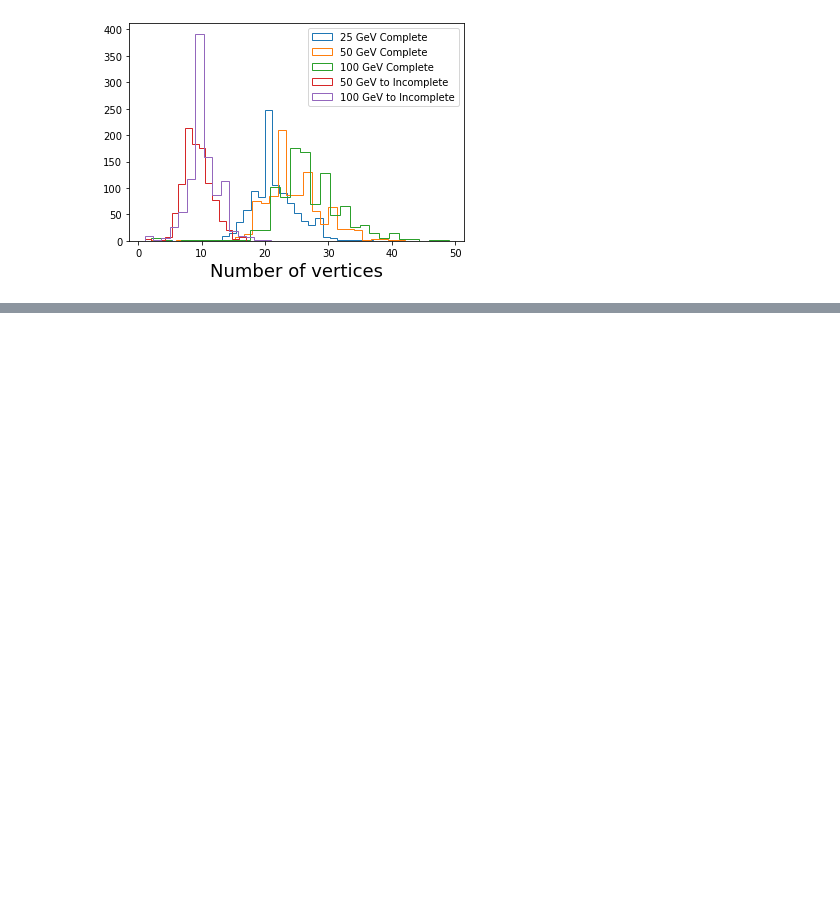
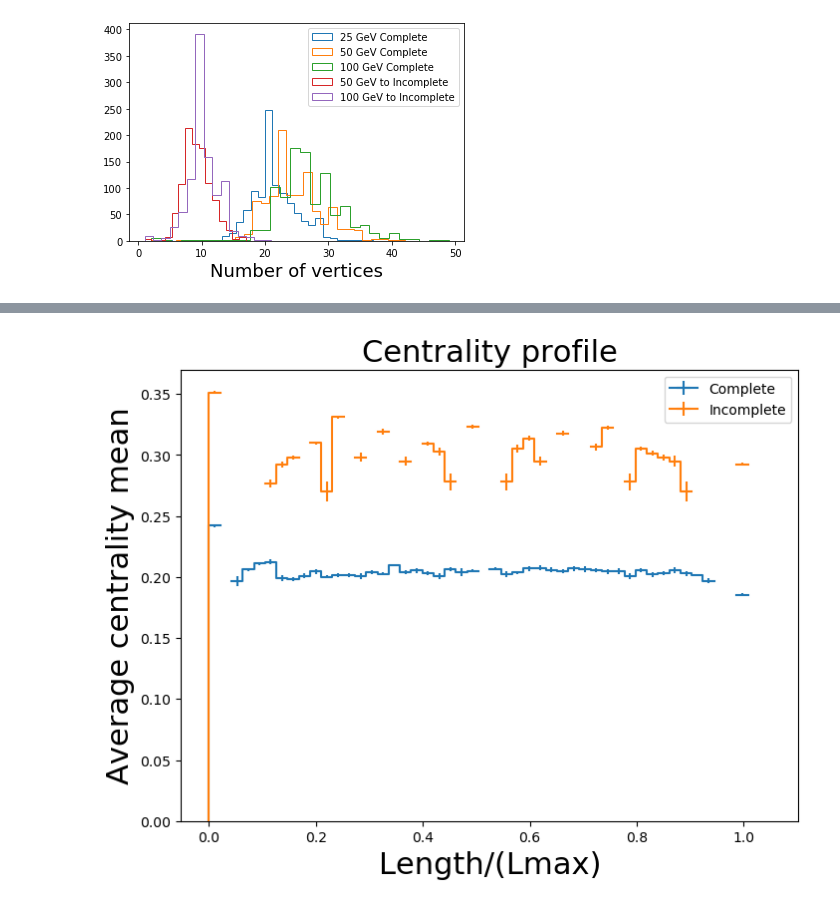
Before and after one commit to chrispap95/TICLHackaton2022-Metrics4Tracksters, a Jupyter notebook: 22 - Centrality profiling layer cut data.ipynb, the cells around one changed output, grey strips where cells are left out. Drawn from its saved outputs; the diff is of its cells as text; code cells hidden in the pictures; blank space fills up the shorter version.

```diff
--- a/22 - Centrality profiling layer cut data.ipynb
+++ b/22 - Centrality profiling layer cut data.ipynb
@@ -911,0 +1144,35 @@ plt.legend()
+# %%
+
+
+xValues=[]
+#print(len(comCenProfArray))
+for i in range(len(comCenProfArray[:500])):
+    xValues.append(np.arange(0,(len(comCenProfArray[:500][i])))/(len(comCenProfArray[:500][i])-1))
+
+hCom_xy = hist.Hist(
+    hist.axis.Regular(50, 0, 1.05, name="x",overflow="False"), hist.axis.Regular(50, 0, 1, name="y")
+).fill(x=[x for xs in xValues for x in xs],y=[x for xs in comCenProfArray[:500] for x in xs])
+hpCom = hCom_xy.profile("y")
+
+
+xValues=[]
+#print(len(comCenProfArray))
+for i in range(len(incCenProfArray)):
+    xValues.append(np.arange(0,(len(incCenProfArray[i])))/(len(incCenProfArray[i])-1))
+
+hInc_xy = hist.Hist(
+    hist.axis.Regular(50, 0, 1.05, name="x",overflow="False"), hist.axis.Regular(50, 0, 1, name="y")
+).fill(x=[x for xs in xValues for x in xs],y=[x for xs in incCenProfArray for x in xs])
+#print(h_xy)
+hpInc = hInc_xy.profile("y")
+
+fig=plt.figure(figsize=(8,6),dpi=100)
+hpCom.plot(label='Complete')
+hpInc.plot(label='Incomplete')
+plt.title("Centrality profile",fontsize=22)
+plt.xlabel("Length/(Lmax)",fontsize=22)
+plt.ylabel("Average centrality mean",fontsize=22)
+plt.legend()
+plt.show()
+# %% [output]
+[figure, added]
```
Also changed, not shown: parts of 18 cells of this notebook, 12 other files.
